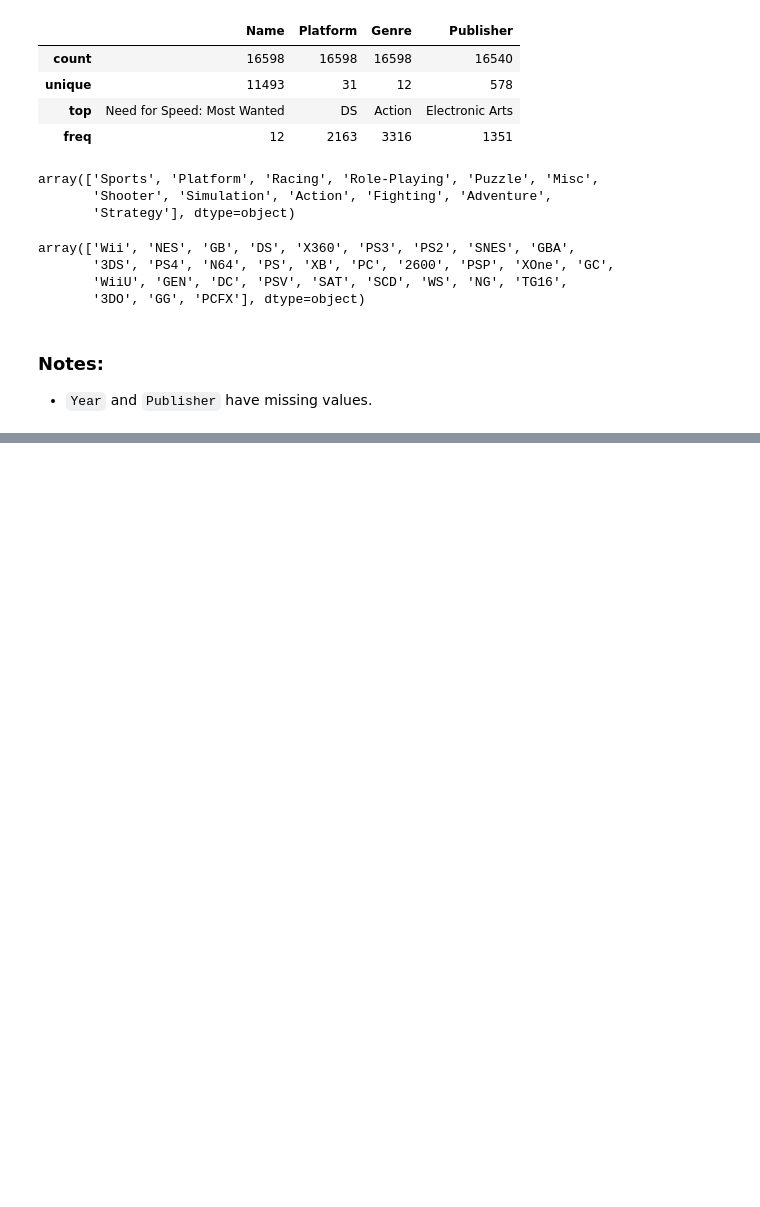
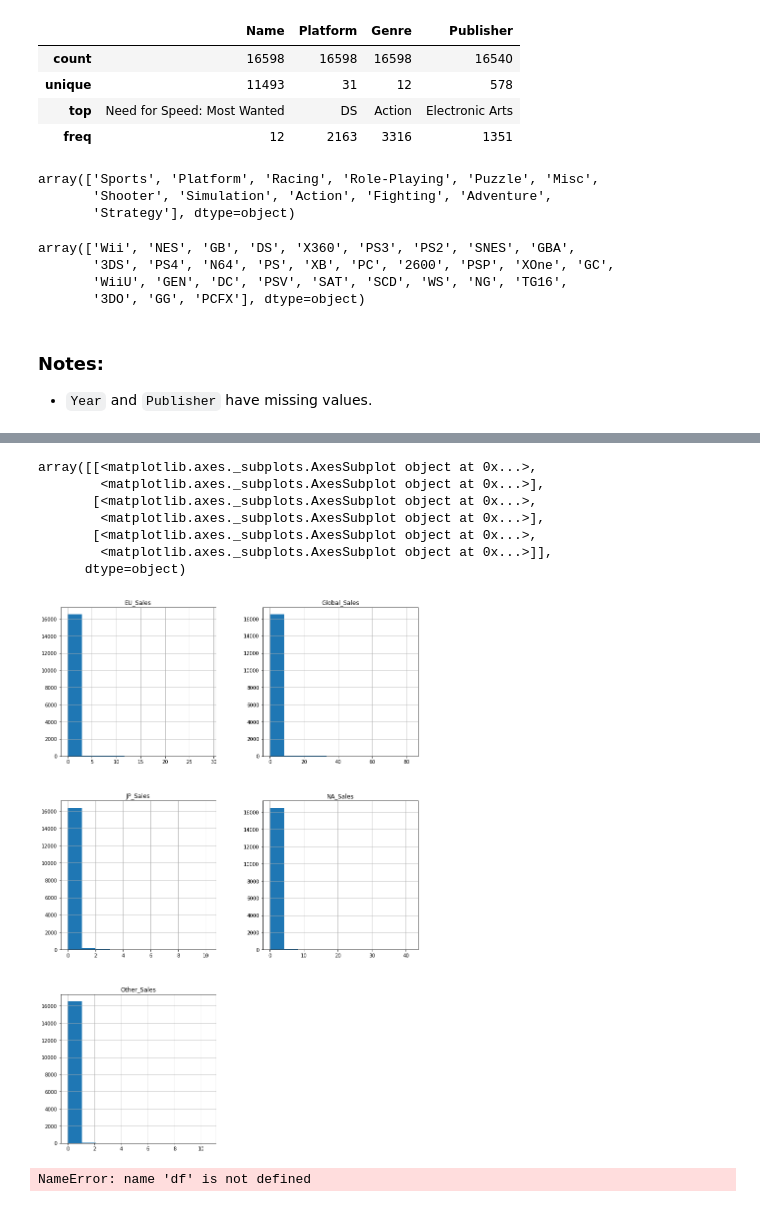
Before and after one commit to MeredithLevsen/Data-Challenges, a Jupyter notebook: VideoGames/DataChallenge_VideoGameSales.ipynb, the cells around one changed output, grey strips where cells are left out. Saved outputs shown, nothing was run; the diff lists cells and outputs as text; code cells hidden in the pictures; blank space fills up the shorter version.

```diff
--- a/VideoGames/DataChallenge_VideoGameSales.ipynb
+++ b/VideoGames/DataChallenge_VideoGameSales.ipynb
@@ -75,0 +90,35 @@ array(['Wii', 'NES', 'GB', 'DS', 'X360', 'PS3', 'PS2', 'SNES', 'GBA',
+# %%
+dat[['NA_Sales', 'EU_Sales', 'JP_Sales',
+     'Other_Sales', 'Global_Sales']].hist(figsize=(13,20))
+# %% [output]
+array([[<matplotlib.axes._subplots.AxesSubplot object at 0x...>,
+        <matplotlib.axes._subplots.AxesSubplot object at 0x...>],
+       [<matplotlib.axes._subplots.AxesSubplot object at 0x...>,
+        <matplotlib.axes._subplots.AxesSubplot object at 0x...>],
+       [<matplotlib.axes._subplots.AxesSubplot object at 0x...>,
+        <matplotlib.axes._subplots.AxesSubplot object at 0x...>]],
+      dtype=object)
+[figure, added]
+# %%
+def plot_kde_distribution( df , var , target ,
+                          **kwargs ):
+    '''
+    This is a very general plotting function that makes kde distribution
+        plots for each level of target.
+    var = x-axis distribution variable
+    target = categorical levels to plot seperate (overlayed) distributions
+        for
+    '''
+    row = kwargs.get( 'row' , None )
+    col = kwargs.get( 'col' , None )
+    facet = sns.FacetGrid( df ,
+                          hue=target ,
+                          aspect=2 , # aspect ratio of plot
+                          row = row ,
+                          col = col )
+    facet.map( sns.kdeplot , var , shade= True )
+        # kdeplot = kernel density estimate
+    facet.set(xlim = (df[var].min(), df[var].max()))
+    facet.add_legend()
+# %% [output]
+NameError: name 'df' is not defined
```
Also changed, not shown: parts of 5 cells of this notebook, 1 other file.
